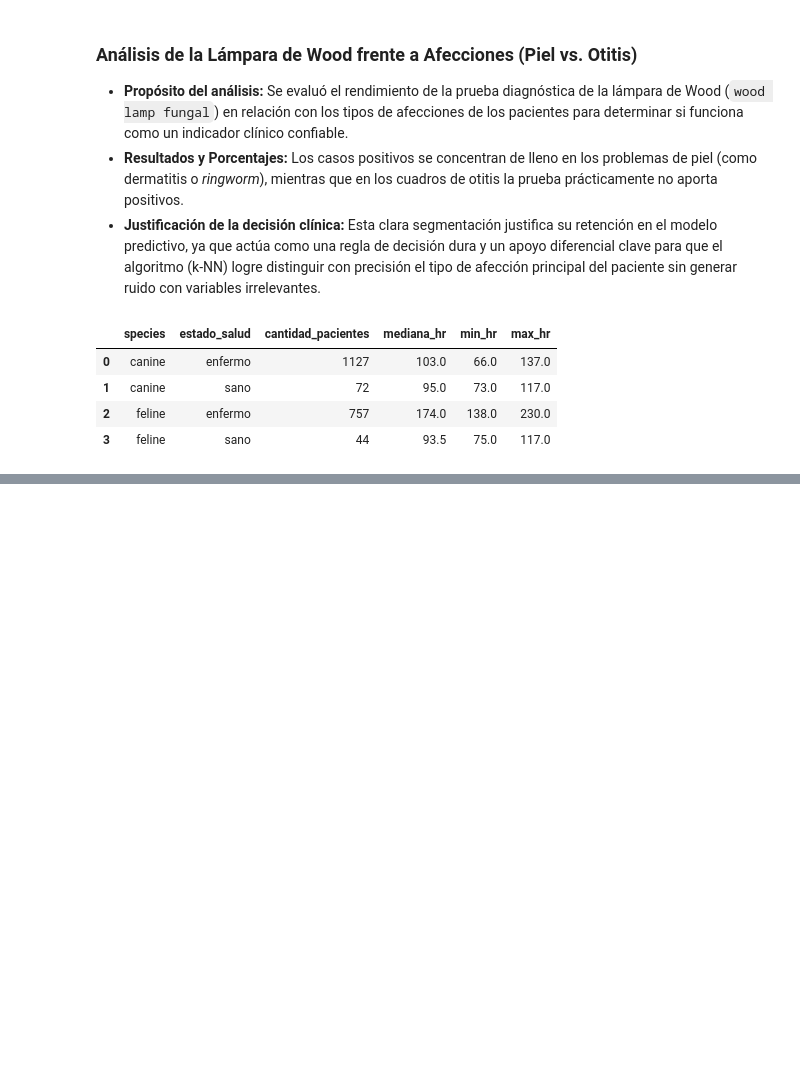
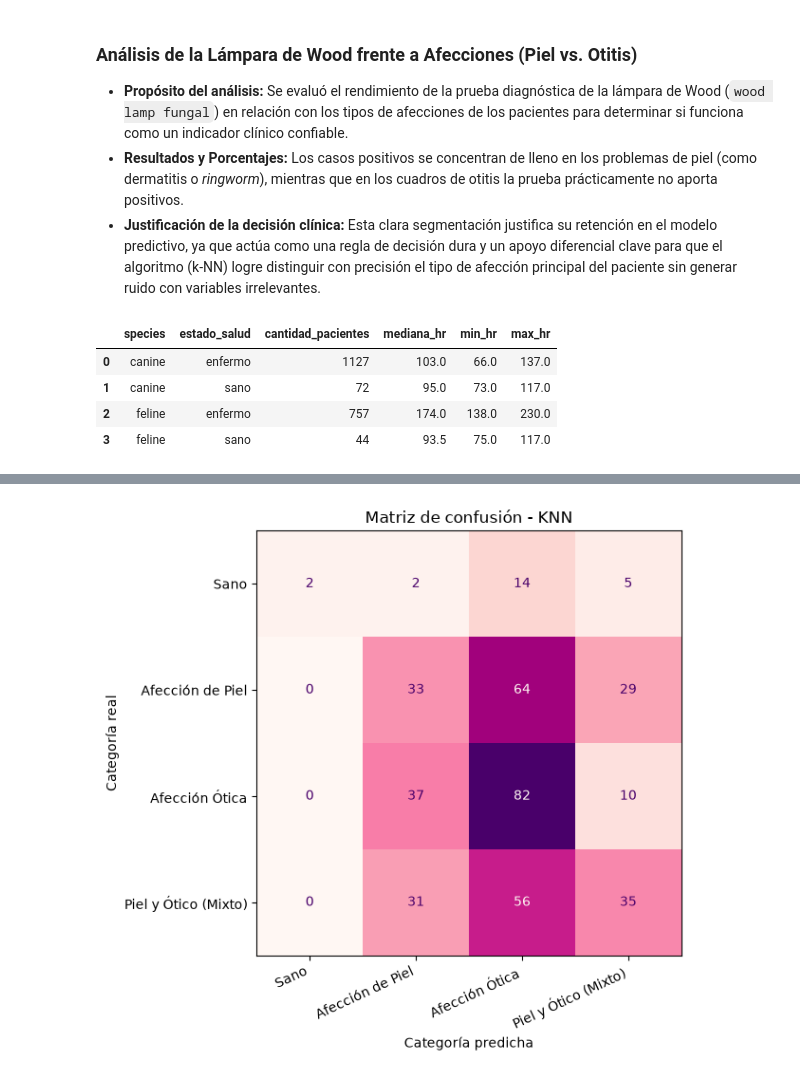
Before and after one commit to juanacebreiros2-ai/TP-PYTONH, a Jupyter notebook: pruebaDataset10.ipynb, the cells around one changed output, grey strips where cells are left out. Saved outputs shown, nothing was run; the diff lists cells and outputs as text; code cells hidden in the pictures; blank space fills up the shorter version.

```diff
--- a/pruebaDataset10.ipynb
+++ b/pruebaDataset10.ipynb
@@ -1217,0 +1352,8 @@ display(resumen_hr)
+# %%
+baseline = DummyClassifier(strategy="most_frequent")
+baseline.fit(X_train, y_train)
+
+y_pred_baseline = baseline.predict(X_test)
+accuracy_baseline = accuracy_score(y_test, y_pred_baseline)
+
+print(f"Accuracy del baseline: {accuracy_baseline:.1%}")
@@ -1217,0 +1419,9 @@ display(resumen_hr)
+# %%
+# Evaluamos el mejor modelo sobre el conjunto de prueba
+mejor_knn = busqueda.best_estimator_
+y_pred_final = mejor_knn.predict(X_test)
+
+accuracy_final = accuracy_score(y_test, y_pred_final)
+
+print(f"Accuracy del baseline: {accuracy_baseline:.1%}")
+print(f"Accuracy del KNN optimizado: {accuracy_final:.1%}")
@@ -1217,0 +1437,33 @@ display(resumen_hr)
+# %%
+orden_clases = [
+    "Sano",
+    "Afección de Piel",
+    "Afección Ótica",
+    "Piel y Ótico (Mixto)"
+]
+
+matriz = confusion_matrix(
+    y_test,
+    y_pred_final,
+    labels=orden_clases
+)
+
+display(pd.DataFrame(
+    matriz,
+    index=[f"Real: {clase}" for clase in orden_clases],
+    columns=[f"Predicho: {clase}" for clase in orden_clases]
+))
+
+fig, ax = plt.subplots(figsize=(8, 6))
+ConfusionMatrixDisplay(
+    confusion_matrix=matriz,
+    display_labels=orden_clases
+).plot(ax=ax, cmap="RdPu", colorbar=False)
+
+ax.set_title("Matriz de confusión - KNN")
+ax.set_xlabel("Categoría predicha")
+ax.set_ylabel("Categoría real")
+plt.xticks(rotation=25, ha="right")
+plt.tight_layout()
+plt.show()
+# %% [output]
@@ -1217,0 +1475 @@ display(resumen_hr)
+[figure, added]
```
Also changed, not shown: parts of 29 cells of this notebook.
